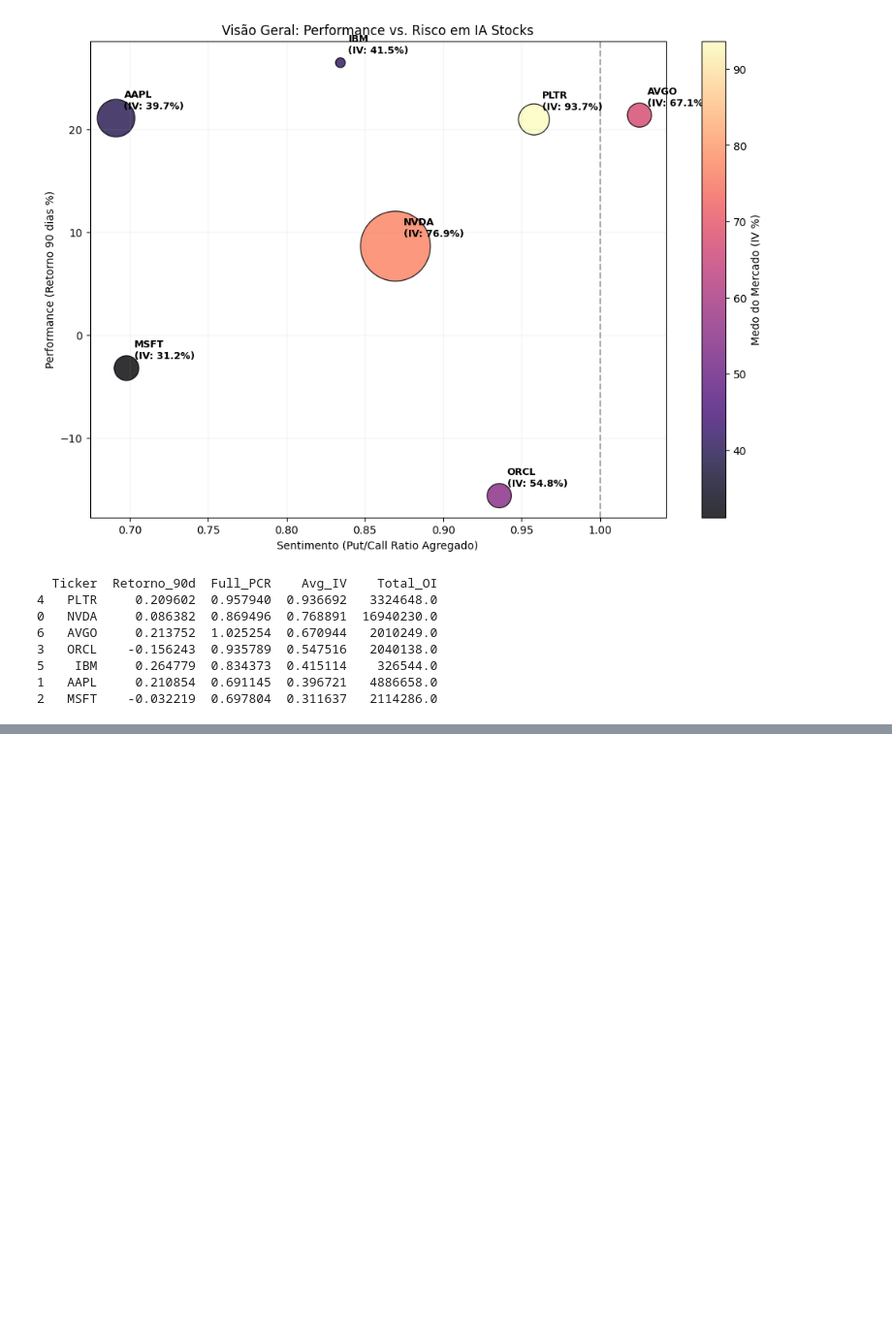
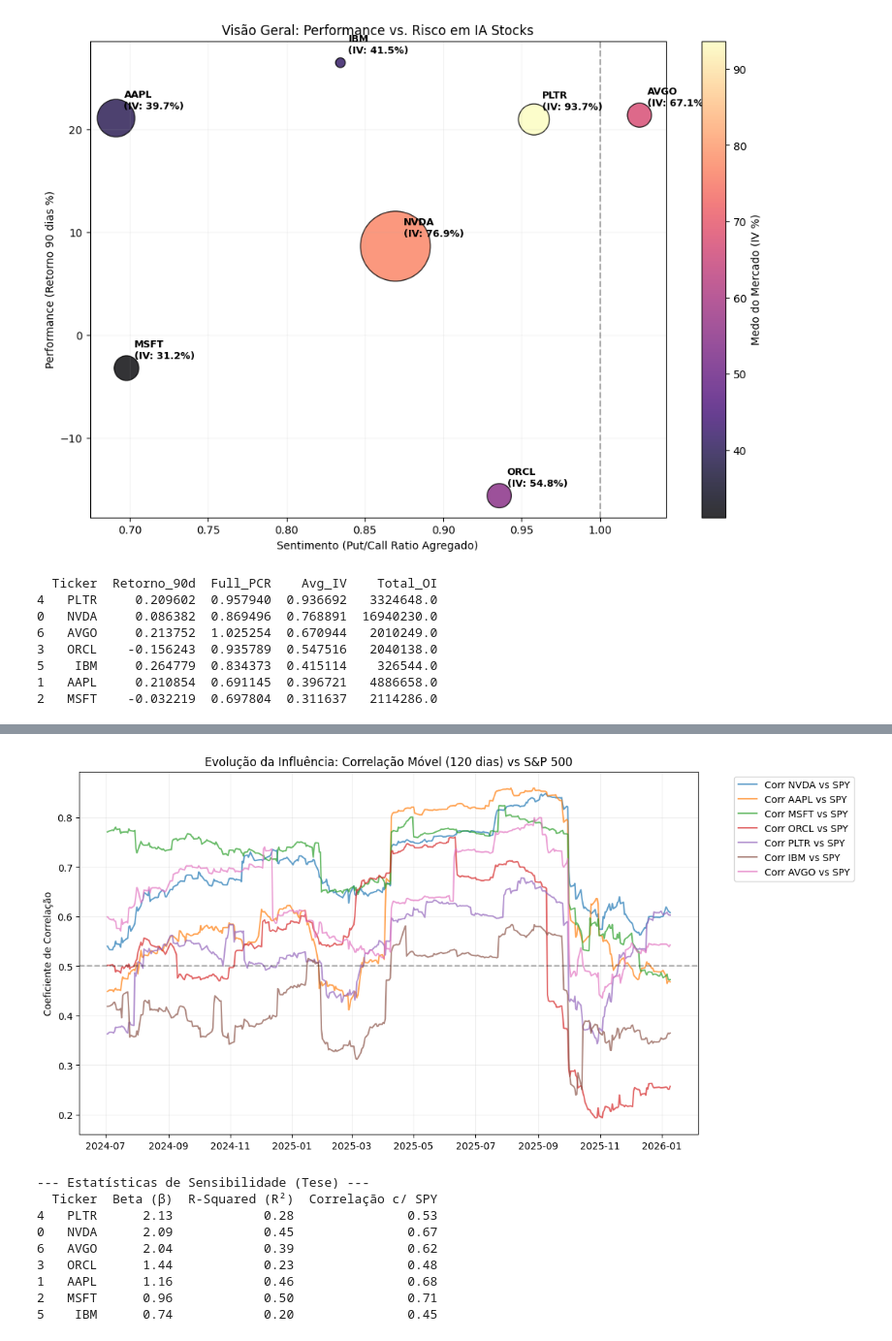
Before and after one commit to GuilhermeMP-prog/Dev.ensinaG4, a Jupyter notebook: main.ipynb, the cells around one changed output, grey strips where cells are left out. Shown at 97% size. Saved outputs shown, nothing was run; the diff lists cells and outputs as text; code cells hidden in the pictures; blank space fills up the shorter version.

```diff
--- a/main.ipynb
+++ b/main.ipynb
@@ -1561,0 +1589,56 @@ Rejeitamos a hipótese nula, há uma relação significativa
+# %%
+#--- BLOCO B: Beta e R-Quadrado (A força da influência) ---
+# Aqui a gente vê o quanto cada ação de IA "manda" no movimento do índice.
+stats_results = []
+var_market = returns[benchmark].var()
+
+for t in tickers_ia:
+    # Covariância entre o ativo e o mercado
+    covariance = returns[t].cov(returns[benchmark])
+
+    # Beta (Sensibilidade): Beta > 1 significa que a ação amplifica o mercado.
+    beta = covariance / var_market
+
+    # R-Squared: Quanto da variação da ação é explicada pelo mercado.
+    correlation = returns[t].corr(returns[benchmark])
+    r_squared = correlation**2
+
+    stats_results.append({
+        "Ticker": t,
+        "Beta (β)": round(beta, 2),
+        "R-Squared (R²)": round(r_squared, 2),
+        "Correlação c/ SPY": round(correlation, 2)
+    })
+
+df_stats = pd.DataFrame(stats_results).sort_values(by="Beta (β)", ascending=False)
+
+# --- BLOCO C: Correlação Móvel (A evolução da Tese) ---
+# Queremos provar que a IA está se tornando driver AGORA.
+window = 120 # Janela de 3 meses
+rolling_corr = returns[tickers_ia].rolling(window=window).corr(returns[benchmark])
+
+plt.figure(figsize=(12, 6))
+for t in tickers_ia:
+    plt.plot(rolling_corr[t], label=f"Corr {t} vs SPY", alpha=0.7)
+
+plt.axhline(0.5, color='black', linestyle='--', alpha=0.3)
+plt.title(f"Evolução da Influência: Correlação Móvel ({window} dias) vs S&P 500")
+plt.ylabel("Coeficiente de Correlação")
+plt.legend(bbox_to_anchor=(1.05, 1), loc='upper left')
+plt.grid(alpha=0.2)
+plt.tight_layout()
+plt.show()
+
+print("\n--- Estatísticas de Sensibilidade (Tese) ---")
+print(df_stats)
+# %% [output]
+[figure, added]
+--- Estatísticas de Sensibilidade (Tese) ---
+  Ticker  Beta (β)  R-Squared (R²)  Correlação c/ SPY
+4   PLTR      2.13            0.28               0.53
+0   NVDA      2.09            0.45               0.67
+6   AVGO      2.04            0.39               0.62
+3   ORCL      1.44            0.23               0.48
+1   AAPL      1.16            0.46               0.68
+2   MSFT      0.96            0.50               0.71
+5    IBM      0.74            0.20               0.45
```
Also changed, not shown: parts of 17 cells of this notebook.
